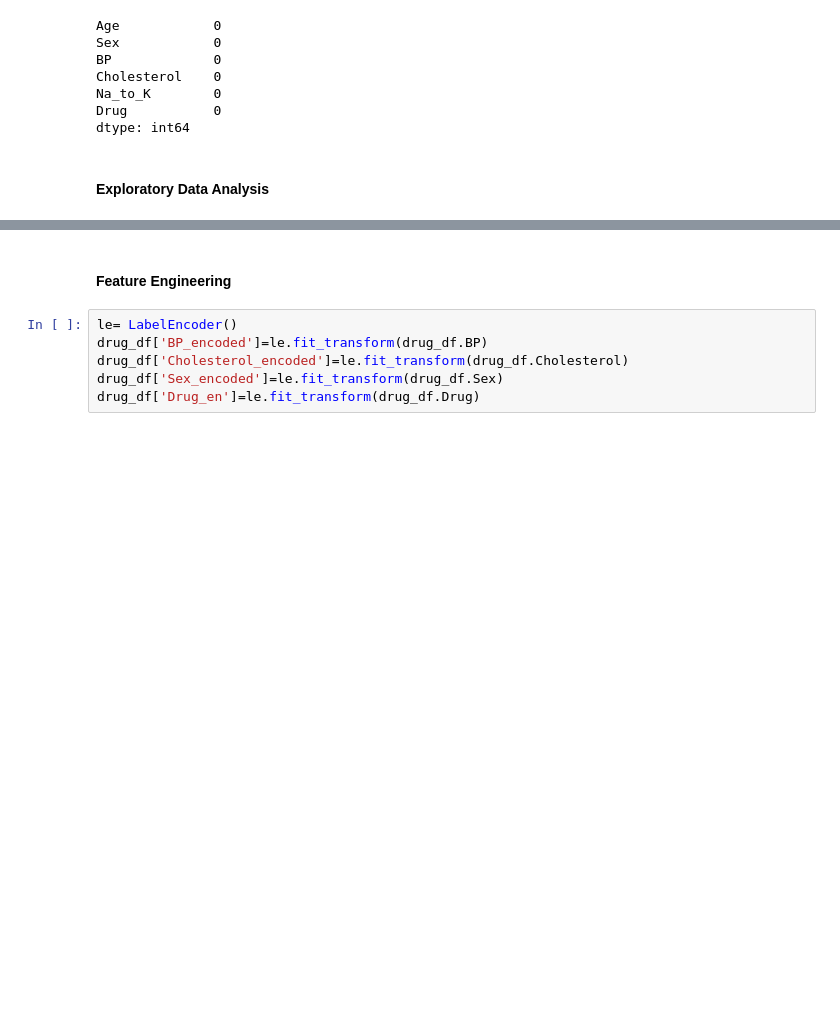
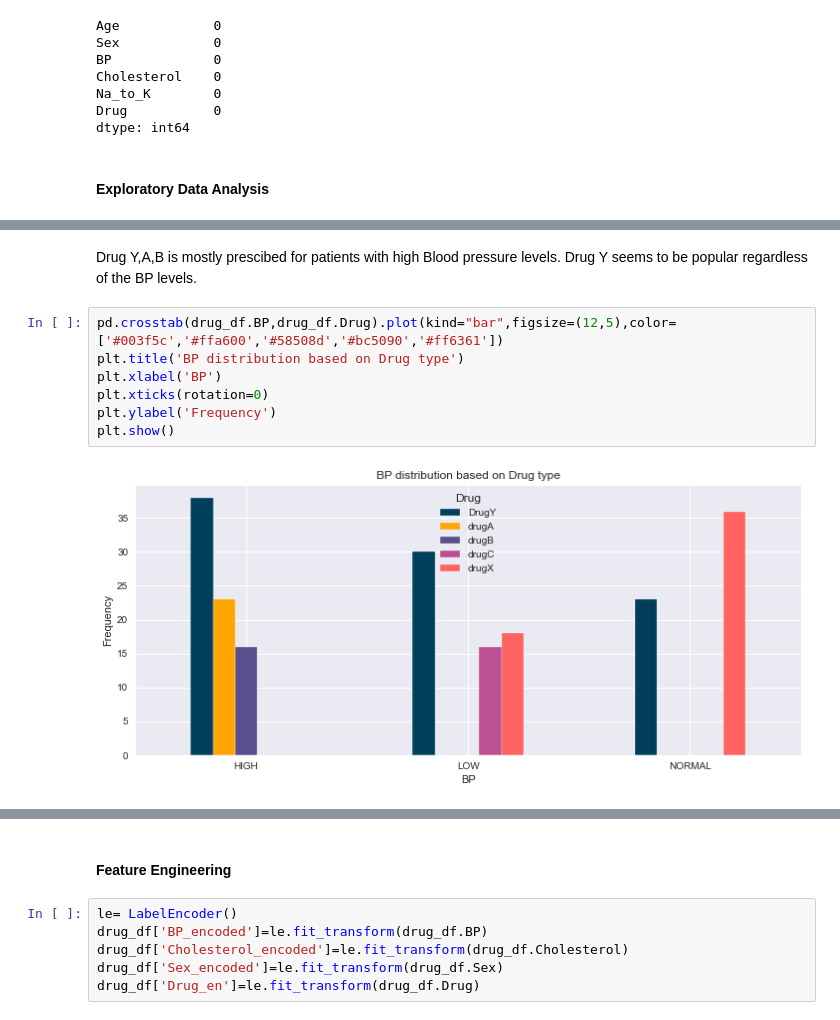
Before and after one commit to kunalramchurn/Machine-learning-Algorithms, a Jupyter notebook: Decision trees.ipynb, the cells around one changed output, grey strips where cells are left out. Cells and saved outputs as stored; diff of their text form; blank space fills up the shorter version.

```diff
--- a/Decision trees.ipynb
+++ b/Decision trees.ipynb
@@ -101,0 +116,11 @@ pd.crosstab(drug_df.Sex,drug_df.Drug).plot(kind='bar');
+# %% [markdown]
+Drug Y,A,B is mostly prescibed for patients with high Blood pressure levels. Drug Y seems to be popular regardless of the BP levels.
+# %%
+pd.crosstab(drug_df.BP,drug_df.Drug).plot(kind="bar",figsize=(12,5),color=['#003f5c','#ffa600','#58508d','#bc5090','#ff6361'])
+plt.title('BP distribution based on Drug type')
+plt.xlabel('BP')
+plt.xticks(rotation=0)
+plt.ylabel('Frequency')
+plt.show()
+# %% [output]
+[figure, added]
```
Also changed, not shown: parts of 42 cells of this notebook.
